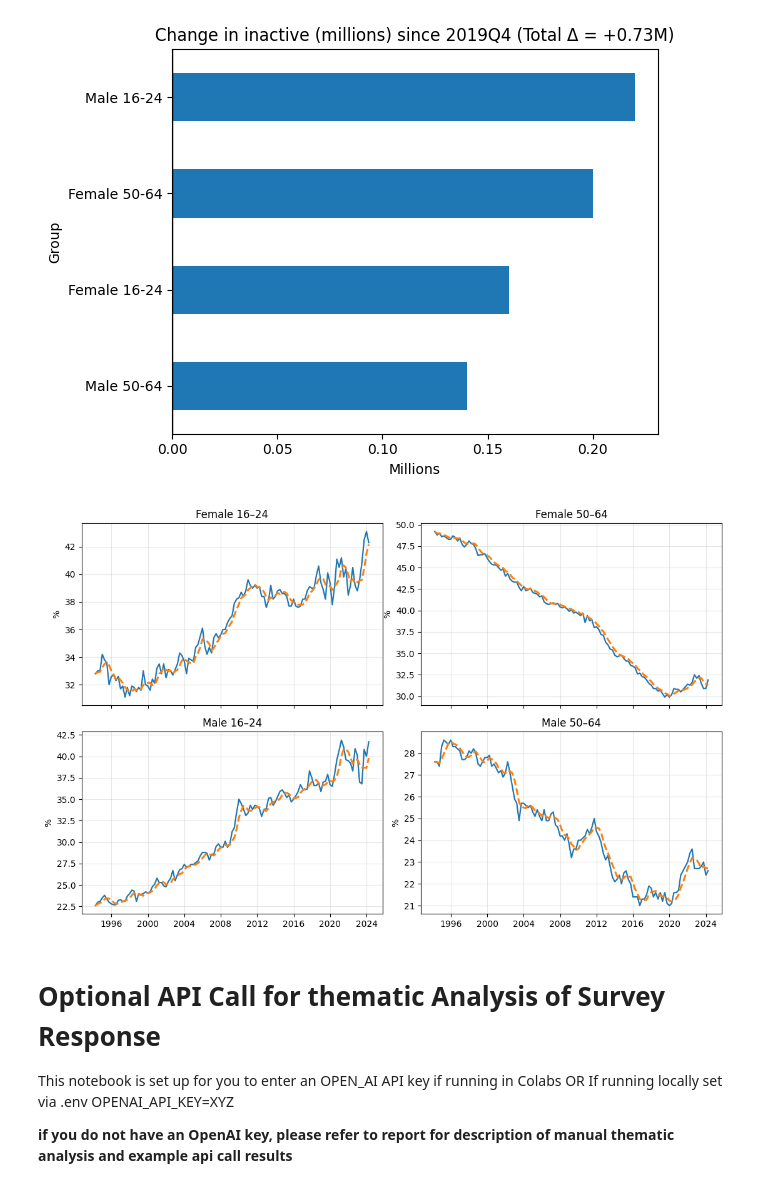
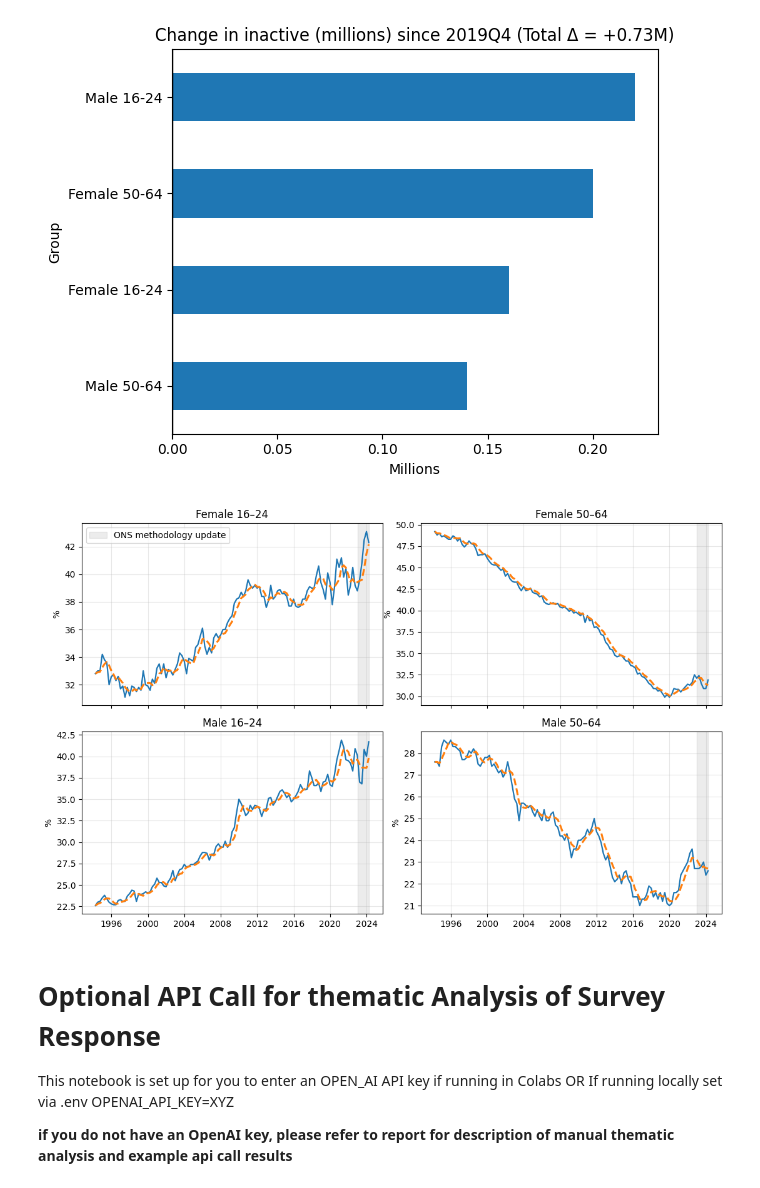
Before and after one commit to monkeymoves/nesta, a Jupyter notebook: notebooks/01_exploration.ipynb, the cells around one changed output. Saved outputs shown, nothing was run; the diff lists cells and outputs as text; code cells hidden in the pictures.

Commit message:
tidy up codebase for readability

```diff
--- a/notebooks/01_exploration.ipynb
+++ b/notebooks/01_exploration.ipynb
@@ -150,9 +172,7 @@ df_q = df_q.interpolate(method="linear", limit_direction="forward", axis=0)
 # %% [output]
 Columns with >50% missing: 137 / 1830
 # %%
-# === Rolling mean + key events (Brexit, GFC, COVID) ===
-import pandas as pd
-import matplotlib.pyplot as plt
+# Rolling mean + key events (Brexit, GFC, COVID)
 
 col_overall = "LFS: Economic Inactivity rate: UK: People: Aged 16-64: %: NSA"
 col_female  = "LFS: Economic inactivity rate: UK: Female: Aged 16-64: %: SA"
@@ -163,6 +183,18 @@ EVENTS = [
     ("2016-06-23", "Brexit Referendum"),
     ("2020-03-23", "COVID Lockdown"),
 ]
+# --- Methodology update shading ---
+METHOD_UPDATE_START = pd.Timestamp("2023-01-01")
+METHOD_UPDATE_END   = pd.Timestamp("2024-03-31")
+
+def add_methodology_shading():
+    plt.axvspan(
+        METHOD_UPDATE_START,
+        METHOD_UPDATE_END,
+        color="grey",
+        alpha=0.15,
+        label="ONS methodology update"
+    )
 
 def plot_inactivity(
     column_name: str,
@@ -184,6 +216,7 @@ def plot_inactivity(
         y_min, y_top = plt.ylim()
         plt.ylim(top=y_top * 1.01)
 
+    add_methodology_shading()
     for date_str, label in EVENTS:
         x = pd.to_datetime(date_str)
         plt.axvline(x, linestyle=":", linewidth=1)
@@ -491,19 +527,34 @@ plt.show()
 <Figure size 800x500 with 0 Axes>
 [figure]
 # %%
-fig, axes = plt.subplots(2,2, figsize=(11,7), sharex=True)
+fig, axes = plt.subplots(2, 2, figsize=(11, 7), sharex=True)
 axes = axes.ravel()
-titles = ["Female 16–24","Female 50–64","Male 16–24","Male 50–64"]
+titles = ["Female 16–24", "Female 50–64", "Male 16–24", "Male 50–64"]
 
 for ax, (sex, age), ttl in zip(axes, groups, titles):
-    g = tidy[(tidy.sex==sex) & (tidy.age==age)].set_index("date").sort_index()
+    g = tidy[(tidy.sex == sex) & (tidy.age == age)].set_index("date").sort_index()
     ax.plot(g.index, g["rate_pct"], lw=1.6)
     ax.plot(g.index, g["rate_pct"].rolling(4, min_periods=1).mean(), lw=2.2, ls="--")
-    ax.set_title(ttl); ax.set_ylabel("%"); ax.grid(alpha=0.3)
 
-plt.tight_layout(); plt.show()
+    # shading
+    ax.axvspan(
+        METHOD_UPDATE_START,
+        METHOD_UPDATE_END,
+        color="grey",
+        alpha=0.15,
+        label="ONS methodology update" if ax == axes[0] else None  # add label only once
+    )
+
+    ax.set_title(ttl)
+    ax.set_ylabel("%")
+    ax.grid(alpha=0.3)
+
+# optional legend on first subplot
+axes[0].legend()
+plt.tight_layout()
+plt.show()
 # %% [output]
-[figure, old version]
+[figure, new version]
 # %% [markdown]
 # Optional API Call for thematic Analysis of Survey Response
 
```
Also changed, not shown: parts of 13 cells of this notebook.
